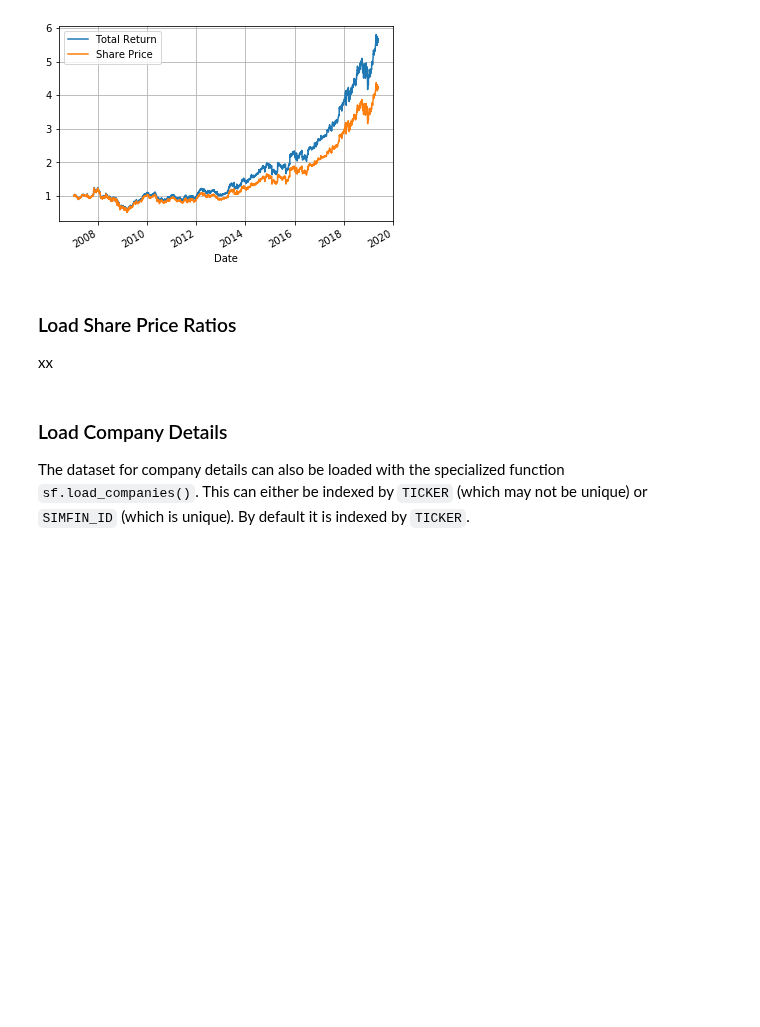
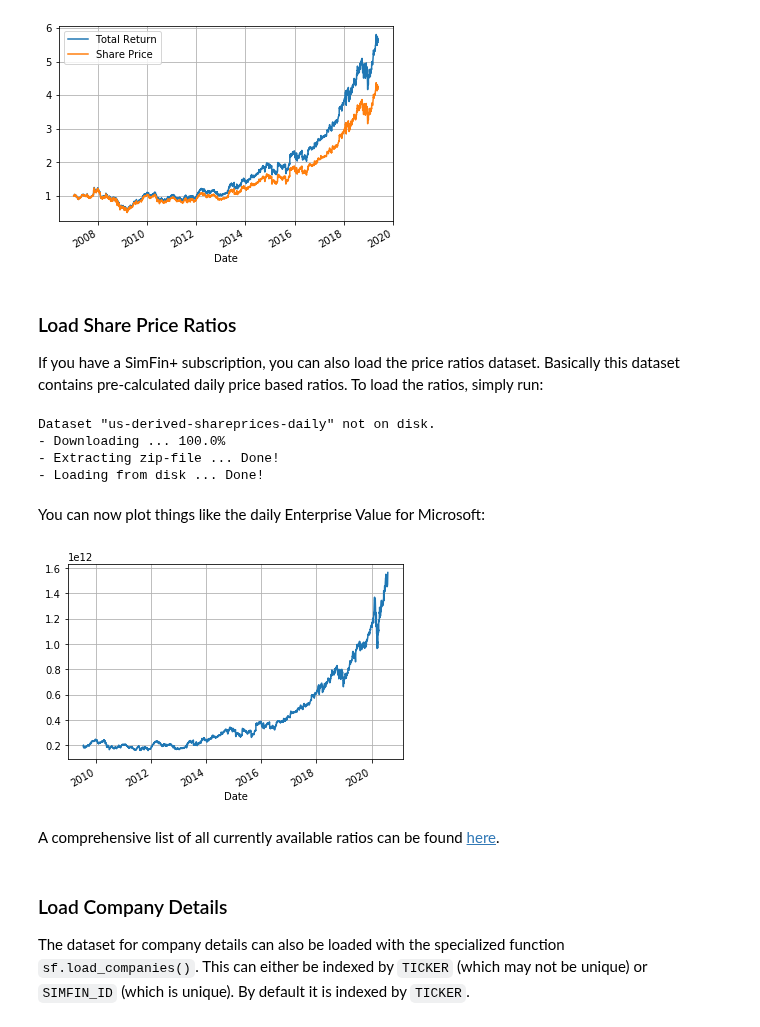
Before and after one commit to SimFin/simfin-tutorials, a Jupyter notebook: 01_Basics.ipynb, the cells around one changed output. Cells and saved outputs as stored; diff of their text form; code cells hidden in the pictures; blank space fills up the shorter version.

```diff
--- a/01_Basics.ipynb
+++ b/01_Basics.ipynb
@@ -317,0 +311,6 @@ df_ratios.head()
+# %%
+# note: this will throw an error if you didn't specify a valid API key via sf.set_api_key or sf.load_api_key
+try:
+    display(df_ratios.head())
+except Exception as e:
+    print(e)
@@ -603,9 +624,32 @@ df.plot(grid=True)
 # %% [output]
 <matplotlib.axes._subplots.AxesSubplot at 0x...>
 [figure]
-# %% [markdown]
-### Load Share Price Ratios
-xx
+# %% [markdown]
+### Load Share Price Ratios
+
+If you have a SimFin+ subscription, you can also load the price ratios dataset. Basically this dataset contains pre-calculated daily price based ratios. To load the ratios, simply run:
+# %%
+# note: this will throw an error if you didn't specify a valid API key via sf.set_api_key or sf.load_api_key
+try:
+    df_price_ratios = sf.load_derived_shareprices(variant='daily', market='us')
+except Exception as e:
+    print(e)
+# %% [output]
+Dataset "us-derived-shareprices-daily" not on disk.
+- Downloading ... 100.0%
+- Extracting zip-file ... Done!
+- Loading from disk ... Done!
+# %% [markdown]
+You can now plot things like the daily Enterprise Value for Microsoft:
+# %%
+try:
+    df_price_ratios.loc['MSFT'][EV].plot(grid=True)
+except Exception as e:
+    print(e)
+# %% [output]
+[figure, added]
+# %% [markdown]
+A comprehensive list of all currently available ratios can be found [here](https://simfin.com/data/bulk?dataset=derived-shareprices&variant=daily&market=us).
 # %% [markdown]
 ### Load Company Details
 
```
Also changed, not shown: parts of 14 cells of this notebook.
